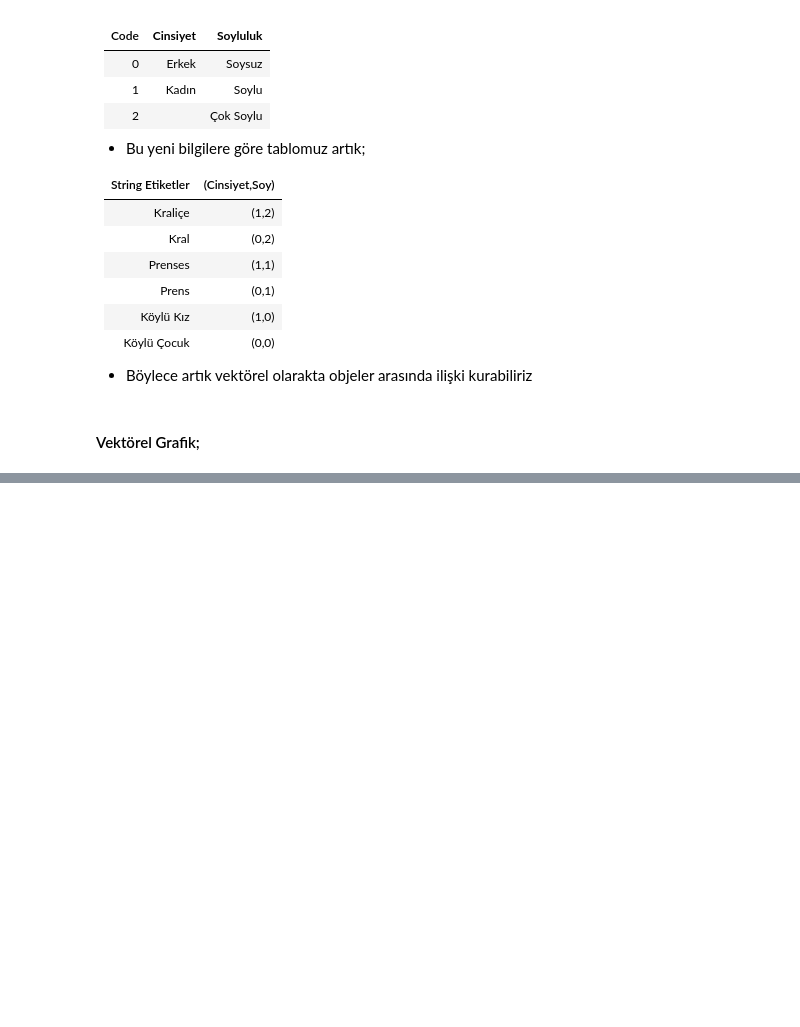
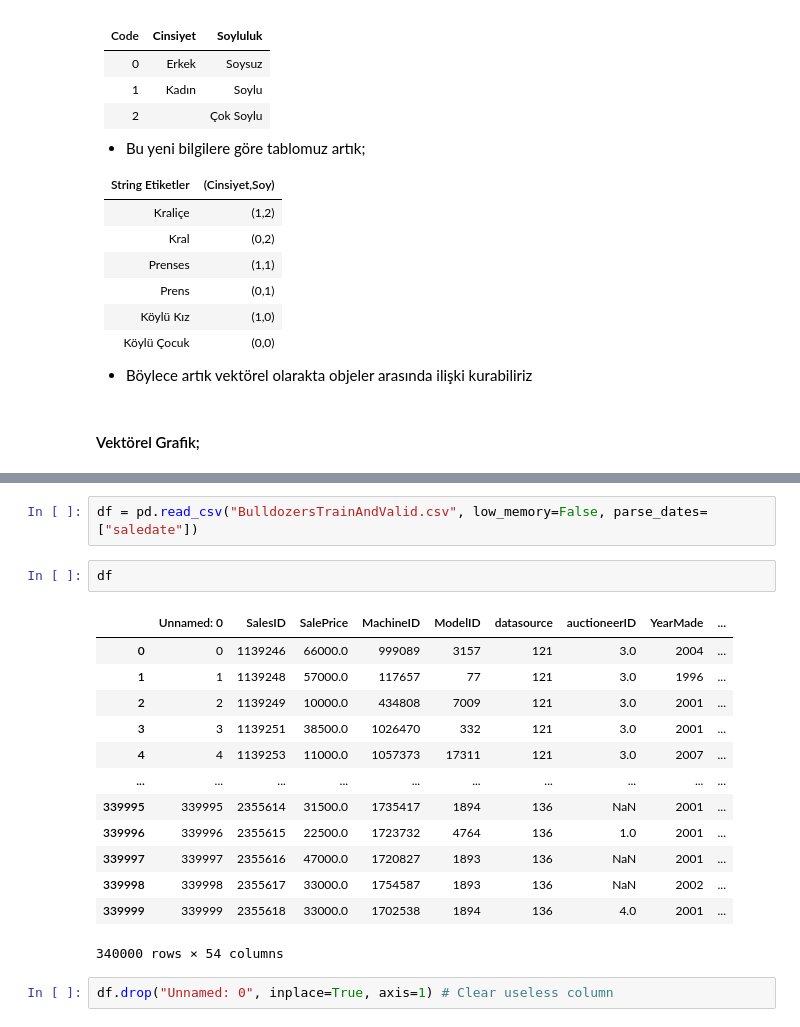
Before and after one commit to RSAlperen/Python-Documents, a Jupyter notebook: 5-MachineLearning/81-ML_Kategorik.ipynb, the cells around one changed output, grey strips where cells are left out. Saved outputs shown, nothing was run; the diff lists cells and outputs as text; blank space fills up the shorter version.

```diff
--- a/5-MachineLearning/81-ML_Kategorik.ipynb
+++ b/5-MachineLearning/81-ML_Kategorik.ipynb
@@ -64,0 +75,20 @@ E.g:
+# %%
+df = pd.read_csv("BulldozersTrainAndValid.csv", low_memory=False, parse_dates=["saledate"])
+# %%
+df
+# %% [output]
+|  | Unnamed: 0 | SalesID | SalePrice | MachineID | ModelID | datasource | auctioneerID | YearMade | ... |
+| 0 | 0 | 1139246 | 66000.0 | 999089 | 3157 | 121 | 3.0 | 2004 | ... |
+| 1 | 1 | 1139248 | 57000.0 | 117657 | 77 | 121 | 3.0 | 1996 | ... |
+| 2 | 2 | 1139249 | 10000.0 | 434808 | 7009 | 121 | 3.0 | 2001 | ... |
+| 3 | 3 | 1139251 | 38500.0 | 1026470 | 332 | 121 | 3.0 | 2001 | ... |
+| 4 | 4 | 1139253 | 11000.0 | 1057373 | 17311 | 121 | 3.0 | 2007 | ... |
+| ... | ... | ... | ... | ... | ... | ... | ... | ... | ... |
+| 339995 | 339995 | 2355614 | 31500.0 | 1735417 | 1894 | 136 | NaN | 2001 | ... |
+| 339996 | 339996 | 2355615 | 22500.0 | 1723732 | 4764 | 136 | 1.0 | 2001 | ... |
+| 339997 | 339997 | 2355616 | 47000.0 | 1720827 | 1893 | 136 | NaN | 2001 | ... |
+| 339998 | 339998 | 2355617 | 33000.0 | 1754587 | 1893 | 136 | NaN | 2002 | ... |
+| 339999 | 339999 | 2355618 | 33000.0 | 1702538 | 1894 | 136 | 4.0 | 2001 | ... |
+340000 rows × 54 columns
+# %%
+df.drop("Unnamed: 0", inplace=True, axis=1) # Clear useless column
```
Also changed, not shown: parts of 30 cells of this notebook, 18 other files.
